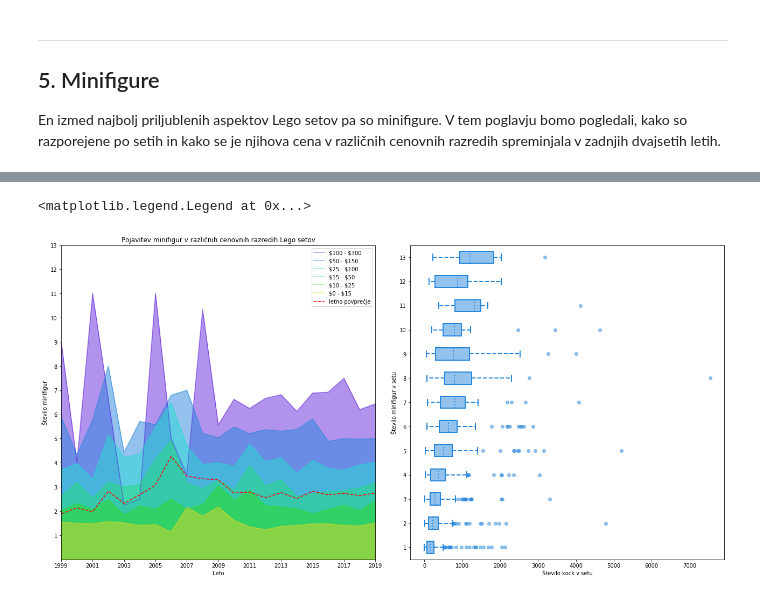
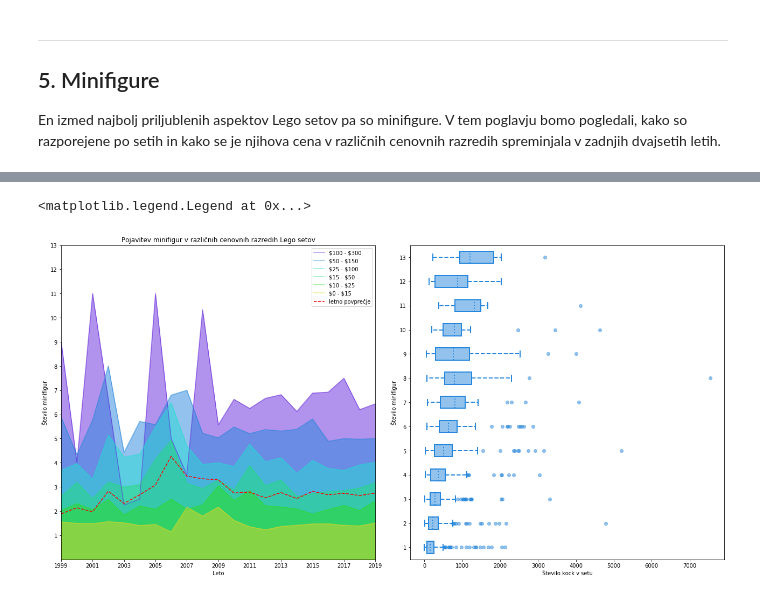
Before and after one commit to kazi99/Lego-sets, a Jupyter notebook: lego_analiza.ipynb, the cells around one changed output, grey strips where cells are left out. Cells and saved outputs as stored; diff of their text form; code cells hidden in the pictures.

```diff
--- a/lego_analiza.ipynb
+++ b/lego_analiza.ipynb
@@ -284,3 +275,0 @@ sets.plot.scatter(x='st_kock', y='figurice', ax=ax5b)
-# %%
-seti_z_minifig = sets[sets.figurice > 0]
-povpr_st_minifig_na_leto = seti_z_minifig.groupby('leto').figurice.sum() / seti_z_minifig.groupby('leto').size()
@@ -300,33 +286,32 @@ for i in range(len(meje) - 3, -1, -1):
 povpr_st_minifig_na_leto.plot(color='r', ax=ax5, linestyle='dashed')
 
 #desni plot
 df_figurice = [pd.DataFrame(sets[sets['figurice'] == k].groupby('st_kock'))[0] for k in range(1,14)]
 
 ax5b = fig5.add_subplot(121, position=[1,0,0.9,0.9])
-ax5b.set_ylabel('Število minifigur v setu')
+ax5b.set_ylabel('Število minifigur')
 ax5b.set_xlabel('Število kock v setu')
-# ax2b.set_title()
 bp5 = ax5b.boxplot(df_figurice, patch_artist=True, sym='#2687DC', vert=False)
 
 for box in bp5['boxes']:
     box.set(color='#2687DC', linewidth=2)
     box.set(facecolor = '#93C3ED', alpha=1)
 
 for whisker in bp5['whiskers']:
     whisker.set(color='#2687DC', linewidth=2, linestyle='dashed')
 
 for cap in bp5['caps']:
     cap.set(color='#2687DC', linewidth=2)
 
 for median in bp5['medians']:
     median.set(color='#2687DC', linestyle=':', linewidth=2, marker='', markersize=7)
 
 for flier in bp5['fliers']:
     flier.set(marker='o', alpha=0.5)
 
 ax5.set_ylabel('Število minifigur')
 ax5.set_xlabel('Leto')
 ax5.legend(labels=[f'\${meje[i]} - \${meje[i + 2]}' for i in range(len(meje) - 3, -1, -1)] + ['letno povprečje'])
 # %% [output]
 <matplotlib.legend.Legend at 0x...>
-[figure, old version]
+[figure, new version]
```
Also changed, not shown: parts of 10 cells of this notebook.
